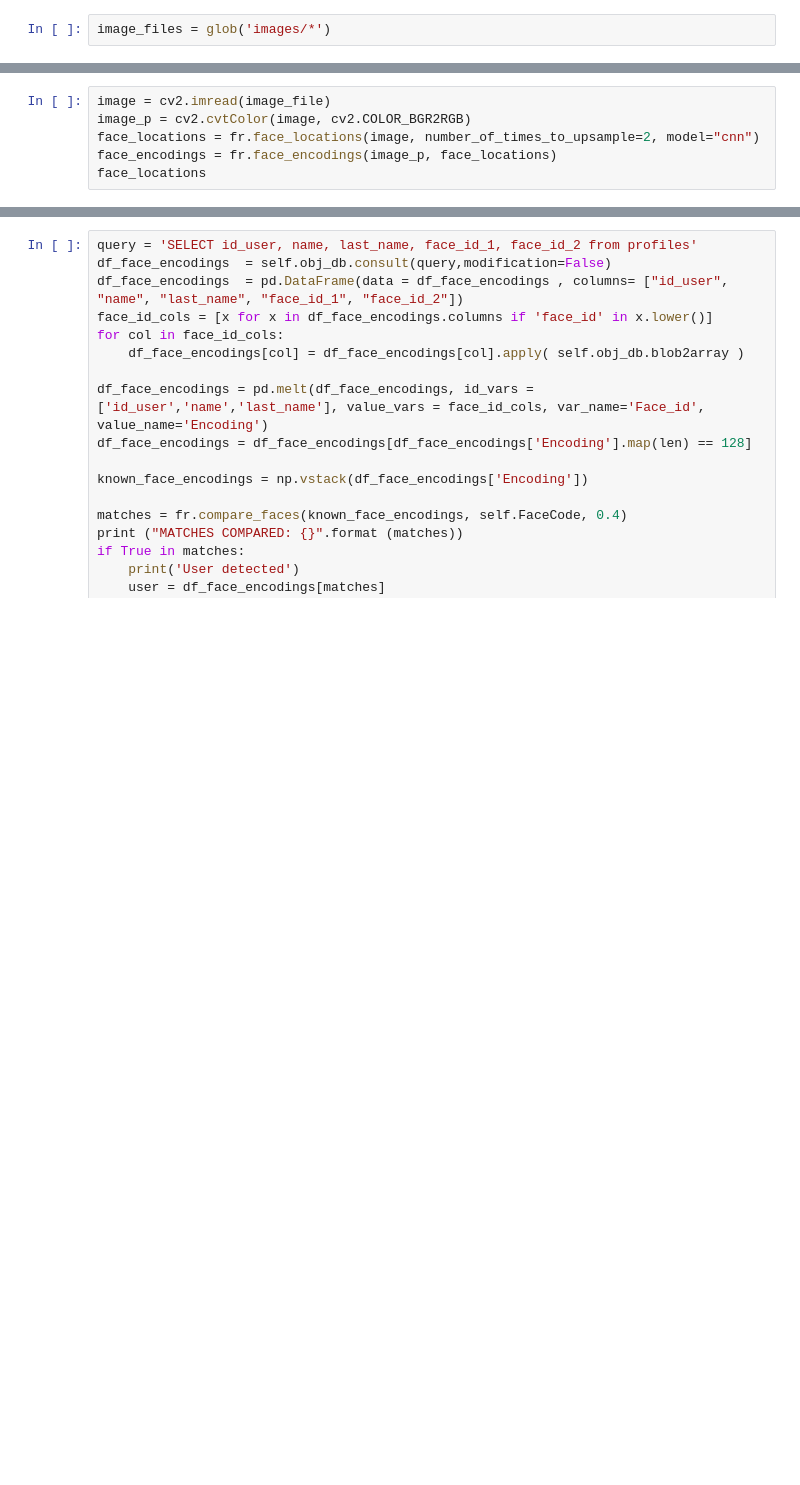
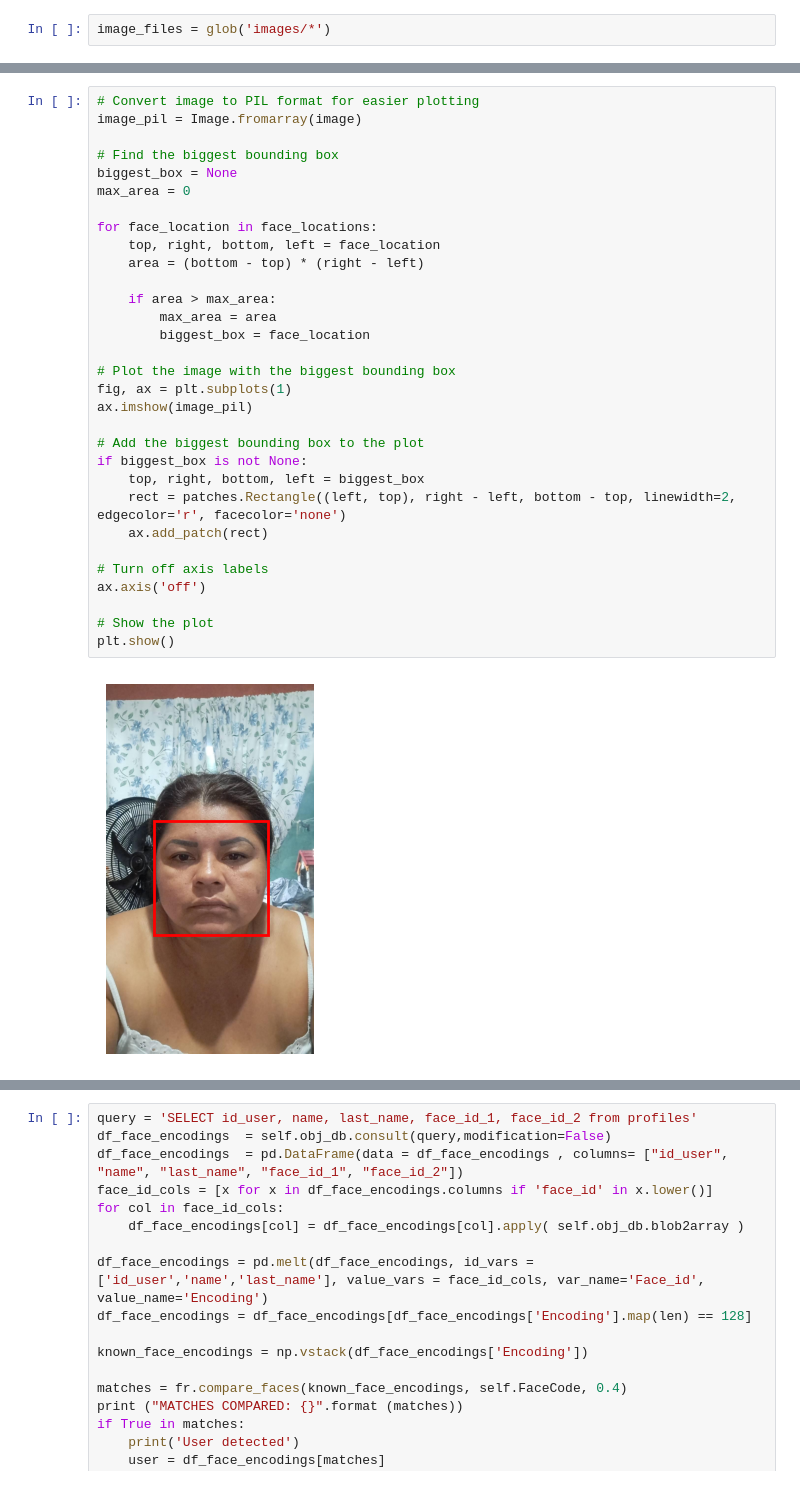
Before and after one commit to dfbaron/desarrolloFaceRecognition, a Jupyter notebook: main.ipynb, the cells around one changed output, grey strips where cells are left out. Drawn from its saved outputs; the diff is of its cells as text; blank space fills up the shorter version.

```diff
--- a/main.ipynb
+++ b/main.ipynb
@@ -16,6 +17,0 @@ def extract_face_encodings(image_file):
-# %%
-image = cv2.imread(image_file)
-image_p = cv2.cvtColor(image, cv2.COLOR_BGR2RGB)
-face_locations = fr.face_locations(image, number_of_times_to_upsample=2, model="cnn")
-face_encodings = fr.face_encodings(image_p, face_locations)
-face_locations
@@ -44,0 +89,33 @@ face_landmarks = fr.face_encodings(image2)[0]
+# %%
+# Convert image to PIL format for easier plotting
+image_pil = Image.fromarray(image)
+
+# Find the biggest bounding box
+biggest_box = None
+max_area = 0
+
+for face_location in face_locations:
+    top, right, bottom, left = face_location
+    area = (bottom - top) * (right - left)
+
+    if area > max_area:
+        max_area = area
+        biggest_box = face_location
+
+# Plot the image with the biggest bounding box
+fig, ax = plt.subplots(1)
+ax.imshow(image_pil)
+
+# Add the biggest bounding box to the plot
+if biggest_box is not None:
+    top, right, bottom, left = biggest_box
+    rect = patches.Rectangle((left, top), right - left, bottom - top, linewidth=2, edgecolor='r', facecolor='none')
+    ax.add_patch(rect)
+
+# Turn off axis labels
+ax.axis('off')
+
+# Show the plot
+plt.show()
+# %% [output]
+[figure, added]
```
Also changed, not shown: parts of 17 cells of this notebook, 3 other files.
